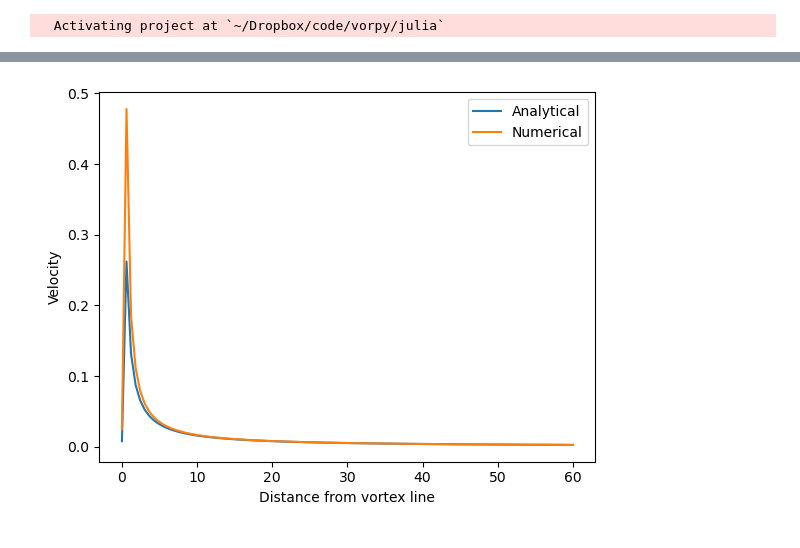
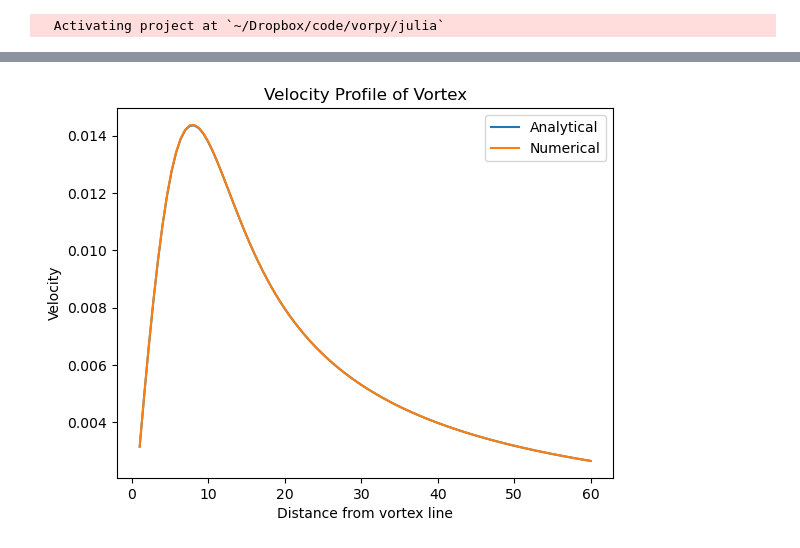
Before and after one commit to colecooper100/vorpy, a Jupyter notebook: src/vorpy/vorpy_test.ipynb, the cells around one changed output, grey strips where cells are left out. Cells and saved outputs as stored; diff of their text form; code cells hidden in the pictures.

```diff
--- a/src/vorpy/vorpy_test.ipynb
+++ b/src/vorpy/vorpy_test.ipynb
@@ -29,0 +12,14 @@ fps[:, 1] = np.linspace(1e-3, 60, num=NUMFPS, dtype=DTYP)
+# %%
+DTYP = np.float64
+LINELENGTH = 10_000
+NUMSEGMENTS = 1
+print('Segment length:', LINELENGTH/NUMSEGMENTS)
+CRADIUS = 5
+CIRCULATION = 1
+vor = linepath(LINELENGTH, NUMSEGMENTS, DTYP, CRADIUS, CIRCULATION)
+
+NUMFPS = 100
+FPI = 1
+FPF = 60
+fps = np.zeros((NUMFPS, 3), dtype=DTYP)
+fps[:, 1] = np.linspace(FPI, FPF, num=NUMFPS, dtype=DTYP)
@@ -30,3 +38,6 @@ fps[:, 1] = np.linspace(1e-3, 60, num=NUMFPS, dtype=DTYP)
 # %%
-velnum = vor.velfp(fps, 1e-6, 1e-1, THREADED)
+t0 = time.time_ns()
+velnum = vor.velfp(fps, 1e-6, 1e1, THREADED)
 velana = vor.velfp_lamboseen(fps)
+t1 = time.time_ns()
+print(f"Elapsed time: {(t1 - t0) / 1e6} ms")
@@ -38,12 +106,14 @@ plt.show()
 # %%
 plt.plot(fps[:, 1], velana, label='Analytical')
-plt.plot(fps[:, 1], -velnum[:, 2], label='Numerical')
+plt.plot(fps[:, 1], velnum[:, 2], label='Numerical')
+plt.title('Velocity Profile of Vortex')
 plt.xlabel('Distance from vortex line')
 plt.ylabel('Velocity')
 plt.legend()
+# plt.ylim(0, 2)
 plt.show()
 # %% [output]
-[figure, old version]
+[figure, new version]
 # %%
 DTYP = np.float64
 RADIUS = 1
```
Also changed, not shown: parts of 12 cells of this notebook, 8 other files.
